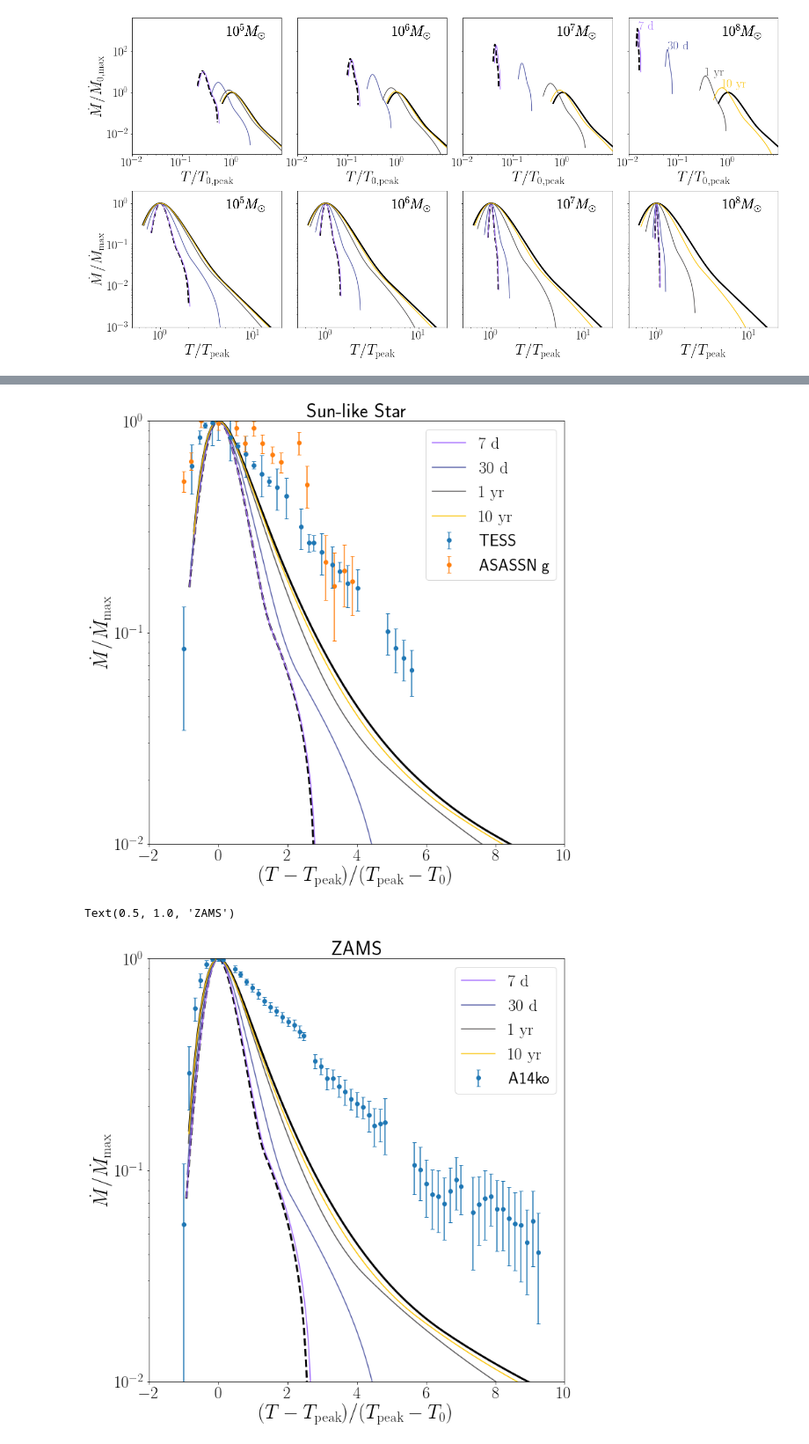
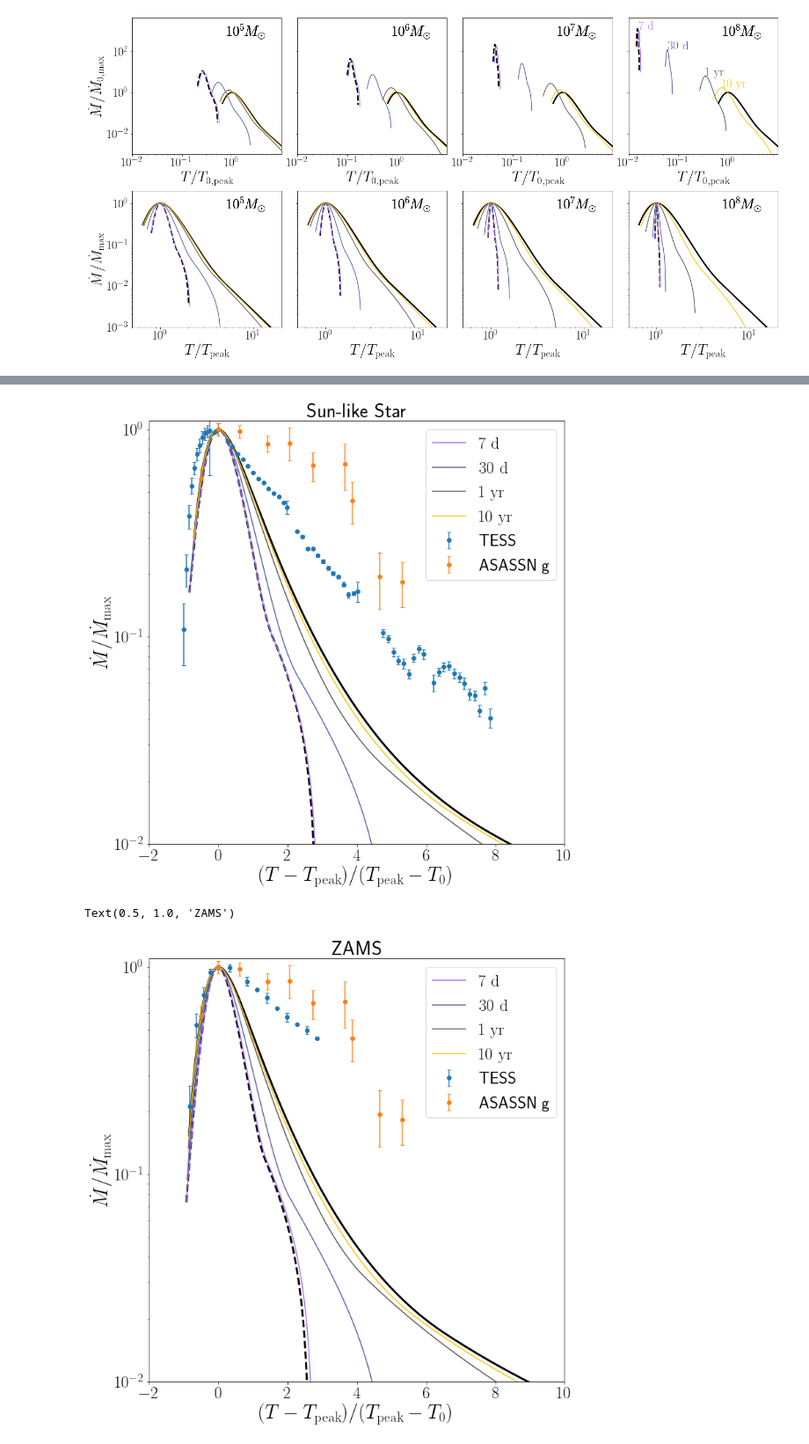
Before and after one commit to slowdivePTG/ASASSN-14ko, a Jupyter notebook: YT_Visualization/Phase Space.ipynb, the cells around one changed output, grey strips where cells are left out. Shown at 88% size. Saved outputs shown, nothing was run; the diff lists cells and outputs as text; code cells hidden in the pictures.

```diff
--- a/YT_Visualization/Phase Space.ipynb
+++ b/YT_Visualization/Phase Space.ipynb
@@ -128,19 +89,0 @@ Text(0, 0.5, '$T_\\mathrm{peak}\\ \\mathrm{[day]}$')
-# %%
-Ecc_range = 1 - np.logspace(-1, -4, 20)
-color = ['r', 'g', 'b']
-for k, f in enumerate(files):
-    tf, tfa = [], []
-    P = []
-    for Ecc in Ecc_range:
-        tde = TDE(Ecc=Ecc, file=f, beta=float(f[:3]), q=1e6)
-        dmdt_Ecc = tde.dmdt
-        P = np.append(P, tde.Period)
-        tf = np.append(tf, tde.Tpeak)
-        tfa = np.append(tfa, tde.Tfallback_analyt)
-    plt.plot(P, tf, label=f[:3], color=color[k])
-    plt.plot(P, tfa, color=color[k], linestyle='--')
-plt.legend()
-#plt.yscale('log')
-plt.xscale('log')
-plt.xlabel('$\mathrm{Period\ [day]}$')
-plt.ylabel('$T_\mathrm{peak}\ \mathrm{[day]}$')
@@ -158,6 +98,8 @@ plt.figure(figsize=(10, 10))
 q_range = np.logspace(5, 8, 11)
 
 cmap = cm.get_cmap('turbo', 5)
+
+files = ['1.000.dat', '1.500.dat', '2.000.dat']
 
 for f in files[:2]:
     for level, ecc in enumerate(np.linspace(1, e_cri_1, 5)):
@@ -510,10 +492,10 @@ TESS = np.loadtxt('../mosfit_bin/TESS_mag.dat')
 TESS = TESS[TESS[:, 0] > 2458429]
 TESS = TESS[TESS[:, 1] > 0]
 
-TESS = data_binning(TESS, 1)
+TESS = data_binning(TESS, 0.5)
 
 tpeak = TESS[np.argmin(TESS[:, 1]), 0]
-TESS_tscale = (TESS[:, 0] - tpeak) / (tpeak - TESS[0, 0])
+TESS_tscale = (TESS[:, 0] - tpeak) / (tpeak - TESS[0, 0])# / 1.2
 TESS_dmdtscale = 10**(-0.4 * (TESS[:, 1] - TESS[:, 1].min()))
 TESS_dmdterrscale = TESS_dmdtscale * (1 - 10**(-0.4 * TESS[:, 2]))
 
@@ -521,8 +503,8 @@ ASg = np.loadtxt('../mosfit_bin/ASg_mag.dat')
 ASg = ASg[ASg[:, 0] > 2458429]
 ASg = ASg[ASg[:, 1] > 0]
 
-tpeak = ASg[3, 0]
-ASg_tscale = (ASg[:, 0] - tpeak) / (tpeak - ASg[0, 0])
+tpeak = ASg[np.argmin(ASg[:, 1]), 0]#ASg[3, 0]
+ASg_tscale = (ASg[:, 0] - tpeak) / (tpeak - ASg[0, 0]) / 2
 ASg_dmdtscale = 10**(-0.4 * (ASg[:, 1] - ASg[:, 1].min()))
 ASg_dmdterrscale = ASg_dmdtscale * (1 - 10**(-0.4 * ASg[:, 2]))
 # %%
@@ -576,14 +558,14 @@ plt.xlabel('$(T-T_\mathrm{peak})/(T_\mathrm{peak}-T_0)$', fontsize=30)
 plt.gca().tick_params(labelsize=25)
 plt.tight_layout()
 plt.xlim(-2, 10)
-plt.ylim(1e-2, 1e0)
+plt.ylim(1e-2, 1.1e0)
 plt.legend(prop={'size': 25})
 #plt.xscale('log')
 plt.yscale('log')
 plt.title('Sun-like Star', fontsize=30)
 plt.savefig('/Users/chang/Desktop/Mdot_T_sun.pdf', bbox_inches='tight')
 # %% [output]
-[figure, old version]
+[figure, new version]
 # %%
 plt.figure(figsize=(10, 10))
 
@@ -610,40 +592,40 @@ plt.errorbar(TESS_tscale,
              capsize=3,
              label='TESS')
 
-plt.errorbar(TESS_tscale,
-             TESS_dmdtscale,
-             yerr=TESS_dmdterrscale,
+plt.errorbar(ASg_tscale,
+             ASg_dmdtscale,
+             yerr=ASg_dmdterrscale,
              fmt='o',
              capsize=3,
              label='ASASSN g')
 
 for level, ecc in enumerate(Ecc):
     tde = TDE(Ecc=ecc, beta=1.0, file='1.000.dat', age='0.0')
     if S[level] == None:
         s = '${:.0f}$'.format(P_range[level].v) + '$\ \mathrm{d}$'
     else:
         s = S[level]
     plt.plot(tde.Tscale, tde.dmdtscale, color=cmap(level), label=s)
     '''plt.text(x=tde.T[np.argmax(tde.dmdt)] / Tpeak0,
              y=tde.dmdt.max() / dmdt0 * 1.05,
              s=s,
              fontsize=25,
              color=cmap(level))'''
 
 plt.ylabel('$\dot M/\dot M_\mathrm{max}$', fontsize=30)
 plt.xlabel('$(T-T_\mathrm{peak})/(T_\mathrm{peak}-T_0)$', fontsize=30)
 plt.gca().tick_params(labelsize=25)
 plt.tight_layout()
 plt.xlim(-2, 10)
-plt.ylim(1e-2, 1e0)
+plt.ylim(1e-2, 1.1e0)
 #plt.xscale('log')
 plt.legend(prop={'size': 25})
 plt.yscale('log')
 plt.title('ZAMS', fontsize=30)
 #plt.savefig('/Users/chang/Desktop/Mdot_T_zams.pdf', bbox_inches='tight')
 # %% [output]
 Text(0.5, 1.0, 'ZAMS')
-[figure, old version]
+[figure, new version]
 # %%
 plt.figure(figsize=(10, 10))
 
```
Also changed, not shown: parts of 6 cells of this notebook.
